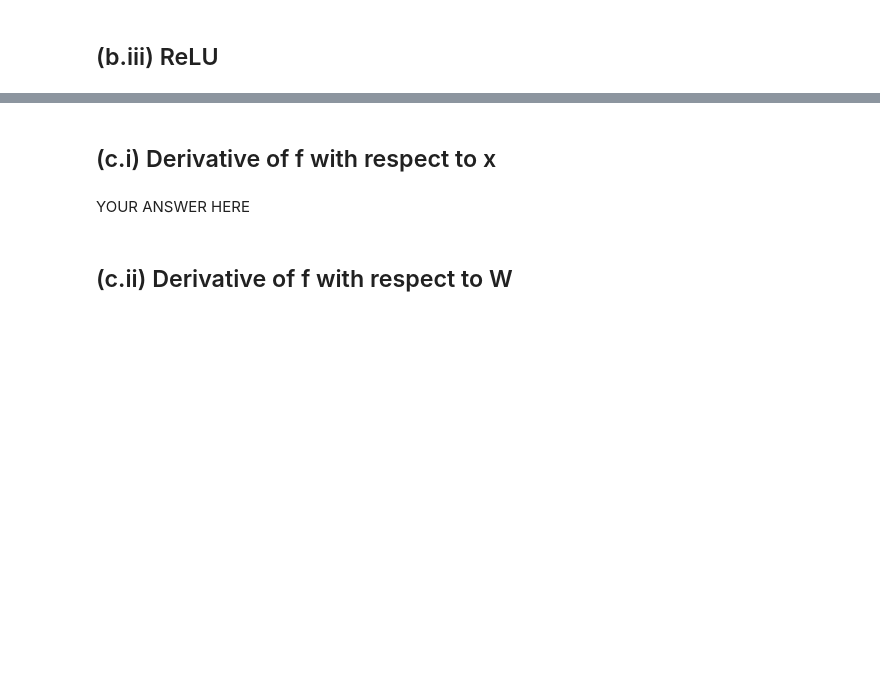
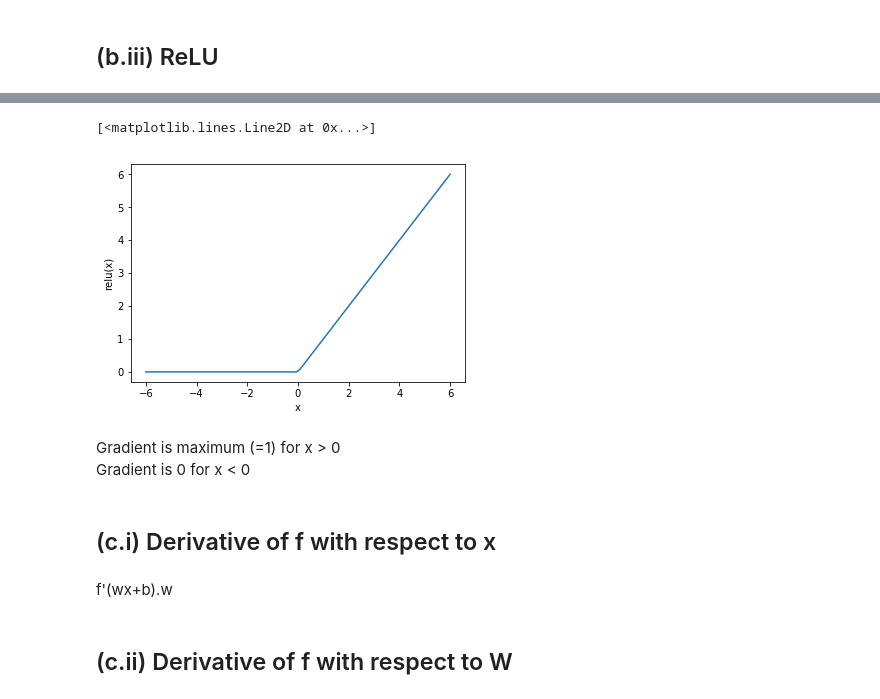
Before and after one commit to pranaabdhawan/CS489-4B, a Jupyter notebook: p2dhawan_a1.ipynb, the cells around one changed output, grey strips where cells are left out. Drawn from its saved outputs; the diff is of its cells as text; code cells hidden in the pictures; blank space fills up the shorter version.

```diff
--- a/p2dhawan_a1.ipynb
+++ b/p2dhawan_a1.ipynb
@@ -515,6 +534,23 @@ YOUR ANSWER HERE
+# %%
+# iii.
+def relu(x):
+    return 0 if x <= 0 else x
+
+numbers = np.linspace(-6, 6, 100)
+values = [relu(x) for x in numbers]
+plt.figure()
+plt.xlabel("x")
+plt.ylabel("relu(x)")
+plt.plot(numbers, values)
+# %% [output]
+[<matplotlib.lines.Line2D at 0x...>]
+[figure, added]
+# %% [markdown]
+Gradient is maximum (=1) for x > 0
+Gradient is 0 for x < 0
 # %% [markdown]
 ## (c.i) Derivative of f with respect to x
-# %% [markdown]
-YOUR ANSWER HERE
+# %% [markdown]
+f'(wx+b).w
 # %% [markdown]
 ## (c.ii) Derivative of f with respect to W
```
Also changed, not shown: parts of 16 cells of this notebook.
